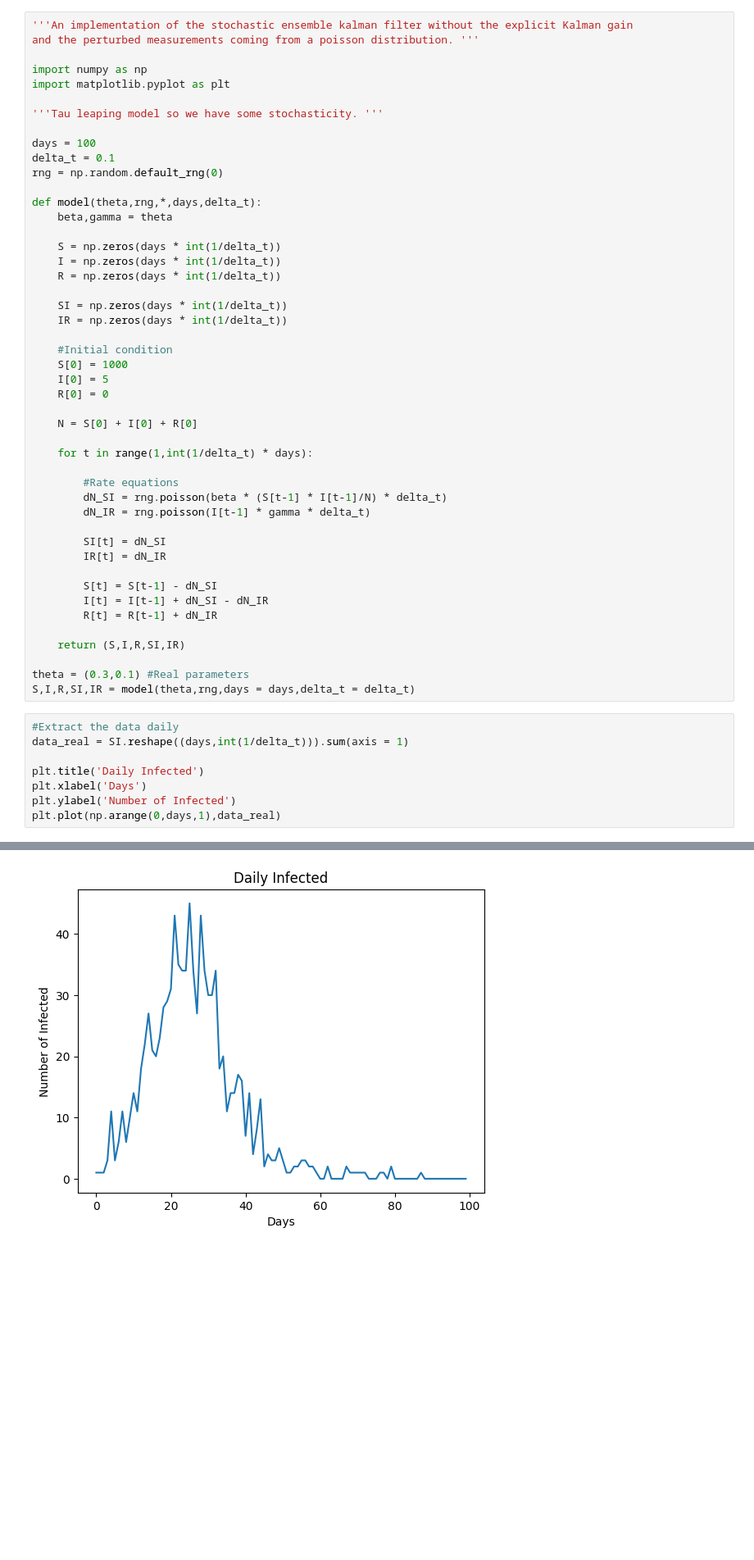
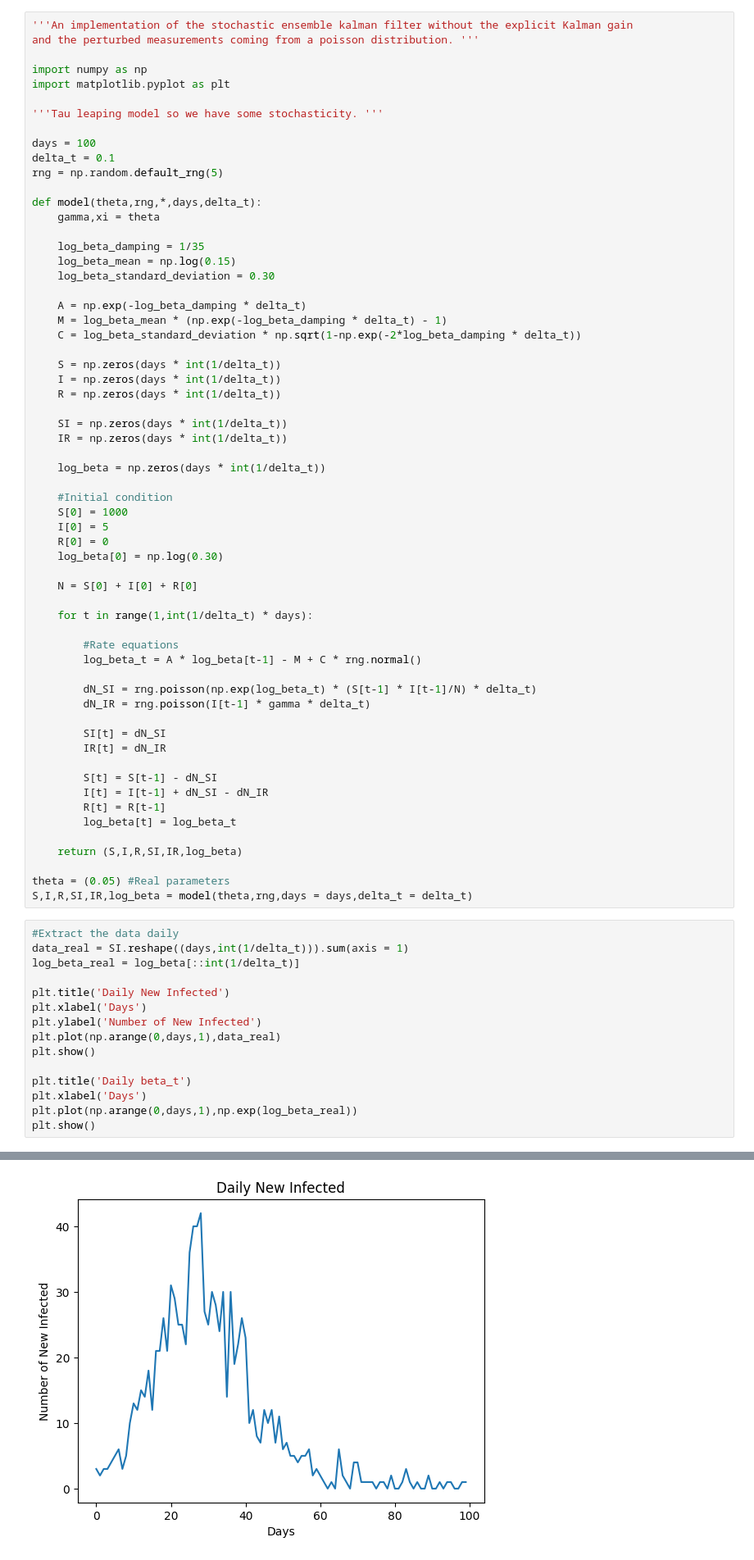
Before and after one commit to Averydx/bayesian_inf, a Jupyter notebook: enkf_poisson.ipynb, the cells around one changed output, grey strips where cells are left out. Shown at 82% size. Drawn from its saved outputs; the diff is of its cells as text; blank space fills up the shorter version.

```diff
--- a/enkf_poisson.ipynb
+++ b/enkf_poisson.ipynb
@@ -9,10 +9,18 @@ import matplotlib.pyplot as plt
 
 days = 100
 delta_t = 0.1
-rng = np.random.default_rng(0)
+rng = np.random.default_rng(5)
 
 def model(theta,rng,*,days,delta_t):
-    beta,gamma = theta
+    gamma,xi = theta
+
+    log_beta_damping = 1/35
+    log_beta_mean = np.log(0.15)
+    log_beta_standard_deviation = 0.30
+
+    A = np.exp(-log_beta_damping * delta_t)
+    M = log_beta_mean * (np.exp(-log_beta_damping * delta_t) - 1)
+    C = log_beta_standard_deviation * np.sqrt(1-np.exp(-2*log_beta_damping * delta_t))
 
     S = np.zeros(days * int(1/delta_t))
     I = np.zeros(days * int(1/delta_t))
@@ -21,17 +29,22 @@ def model(theta,rng,*,days,delta_t):
     SI = np.zeros(days * int(1/delta_t))
     IR = np.zeros(days * int(1/delta_t))
 
+    log_beta = np.zeros(days * int(1/delta_t))
+
     #Initial condition
     S[0] = 1000
     I[0] = 5
     R[0] = 0
+    log_beta[0] = np.log(0.30)
 
     N = S[0] + I[0] + R[0]
 
     for t in range(1,int(1/delta_t) * days):
 
         #Rate equations
-        dN_SI = rng.poisson(beta * (S[t-1] * I[t-1]/N) * delta_t)
+        log_beta_t = A * log_beta[t-1] - M + C * rng.normal()
+
+        dN_SI = rng.poisson(np.exp(log_beta_t) * (S[t-1] * I[t-1]/N) * delta_t)
         dN_IR = rng.poisson(I[t-1] * gamma * delta_t)
 
         SI[t] = dN_SI
@@ -39,18 +52,26 @@ def model(theta,rng,*,days,delta_t):
 
         S[t] = S[t-1] - dN_SI
         I[t] = I[t-1] + dN_SI - dN_IR
-        R[t] = R[t-1] + dN_IR
+        R[t] = R[t-1]
+        log_beta[t] = log_beta_t
 
-    return (S,I,R,SI,IR)
+    return (S,I,R,SI,IR,log_beta)
 
-theta = (0.3,0.1) #Real parameters
-S,I,R,SI,IR = model(theta,rng,days = days,delta_t = delta_t)
+theta = (0.05) #Real parameters
+S,I,R,SI,IR,log_beta = model(theta,rng,days = days,delta_t = delta_t)
 # %%
 #Extract the data daily
 data_real = SI.reshape((days,int(1/delta_t))).sum(axis = 1)
+log_beta_real = log_beta[::int(1/delta_t)]
 
-plt.title('Daily Infected')
+plt.title('Daily New Infected')
 plt.xlabel('Days')
-plt.ylabel('Number of Infected')
+plt.ylabel('Number of New Infected')
 plt.plot(np.arange(0,days,1),data_real)
+plt.show()
+
+plt.title('Daily beta_t')
+plt.xlabel('Days')
+plt.plot(np.arange(0,days,1),np.exp(log_beta_real))
+plt.show()
 # %% [output]
@@ -58 +78 @@ plt.plot(np.arange(0,days,1),data_real)
-[figure, old version]
+[figure, new version]
```
Also changed, not shown: parts of 6 cells of this notebook, 4 other files.
